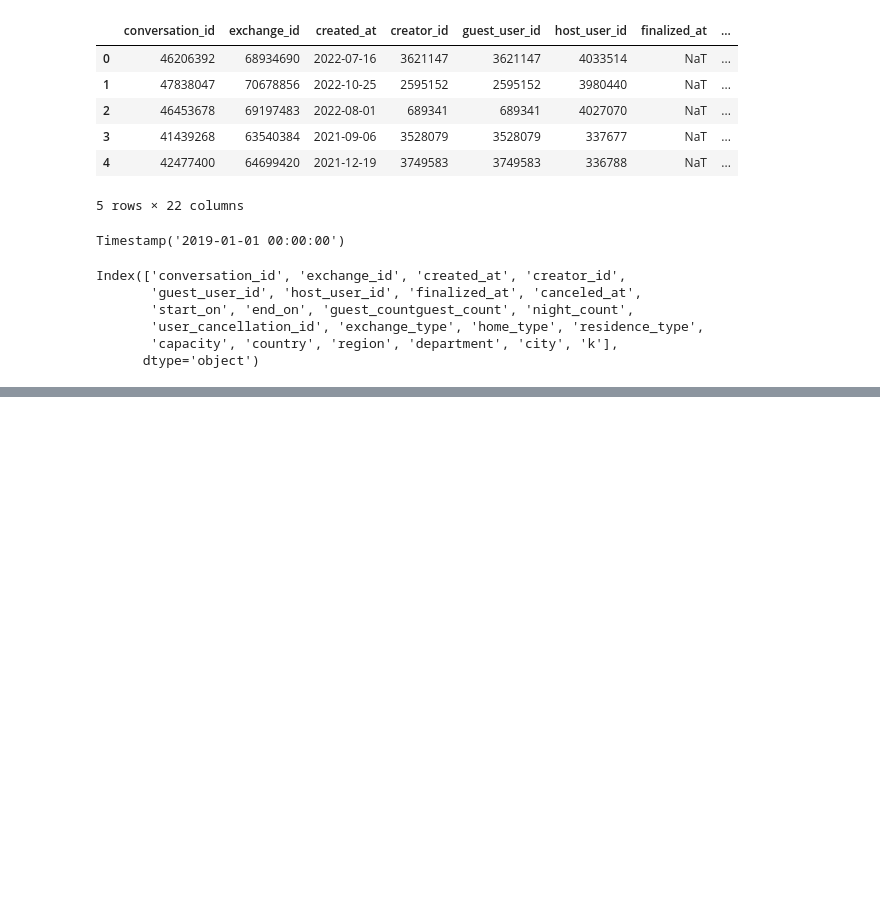
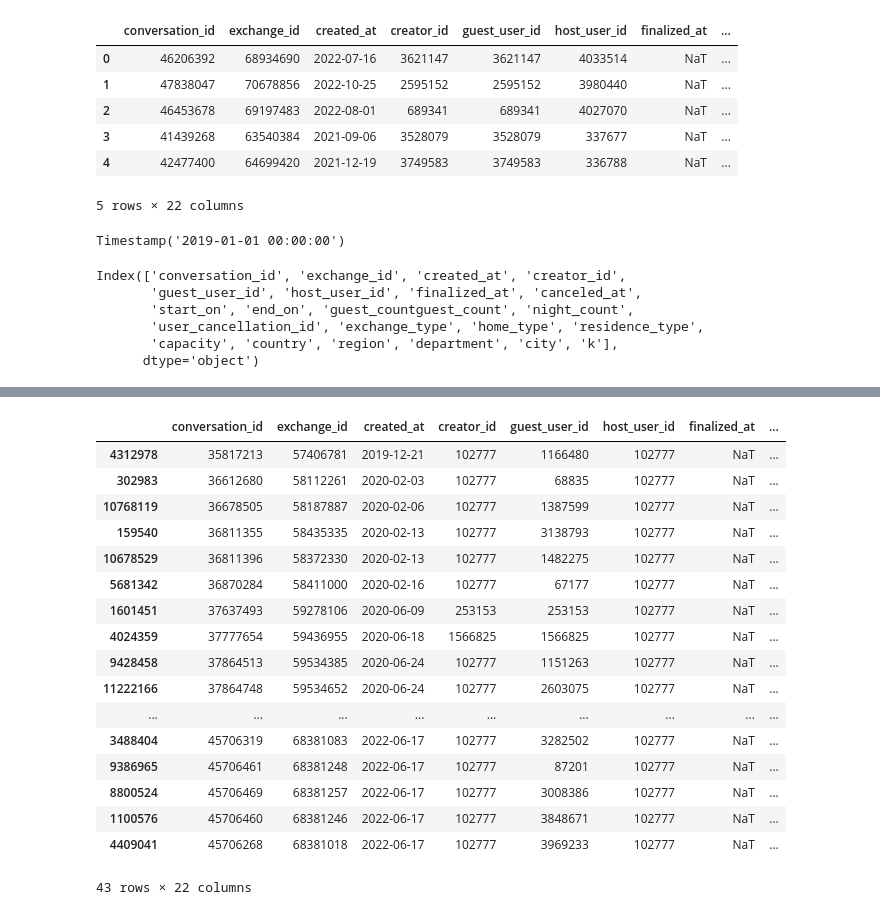
Before and after one commit to ctherreau/HomeExchange, a Jupyter notebook: AnalysisExchange.ipynb, the cells around one changed output, grey strips where cells are left out. Drawn from its saved outputs; the diff is of its cells as text; code cells hidden in the pictures; blank space fills up the shorter version.

```diff
--- a/AnalysisExchange.ipynb
+++ b/AnalysisExchange.ipynb
@@ -50,0 +76,21 @@ df_exc[(df_exc.host_user_id==1110107)].sort_values('created_at')
+# %%
+df_exc[(df_exc.host_user_id==102777) & (df_exc.exchange_type=='RECIPROCAL')].sort_values('created_at')
+# %% [output]
+|  | conversation_id | exchange_id | created_at | creator_id | guest_user_id | host_user_id | finalized_at | ... |
+| 4312978 | 35817213 | 57406781 | 2019-12-21 | 102777 | 1166480 | 102777 | NaT | ... |
+| 302983 | 36612680 | 58112261 | 2020-02-03 | 102777 | 68835 | 102777 | NaT | ... |
+| 10768119 | 36678505 | 58187887 | 2020-02-06 | 102777 | 1387599 | 102777 | NaT | ... |
+| 159540 | 36811355 | 58435335 | 2020-02-13 | 102777 | 3138793 | 102777 | NaT | ... |
+| 10678529 | 36811396 | 58372330 | 2020-02-13 | 102777 | 1482275 | 102777 | NaT | ... |
+| 5681342 | 36870284 | 58411000 | 2020-02-16 | 102777 | 67177 | 102777 | NaT | ... |
+| 1601451 | 37637493 | 59278106 | 2020-06-09 | 253153 | 253153 | 102777 | NaT | ... |
+| 4024359 | 37777654 | 59436955 | 2020-06-18 | 1566825 | 1566825 | 102777 | NaT | ... |
+| 9428458 | 37864513 | 59534385 | 2020-06-24 | 102777 | 1151263 | 102777 | NaT | ... |
+| 11222166 | 37864748 | 59534652 | 2020-06-24 | 102777 | 2603075 | 102777 | NaT | ... |
+| ... | ... | ... | ... | ... | ... | ... | ... | ... |
+| 3488404 | 45706319 | 68381083 | 2022-06-17 | 102777 | 3282502 | 102777 | NaT | ... |
+| 9386965 | 45706461 | 68381248 | 2022-06-17 | 102777 | 87201 | 102777 | NaT | ... |
+| 8800524 | 45706469 | 68381257 | 2022-06-17 | 102777 | 3008386 | 102777 | NaT | ... |
+| 1100576 | 45706460 | 68381246 | 2022-06-17 | 102777 | 3848671 | 102777 | NaT | ... |
+| 4409041 | 45706268 | 68381018 | 2022-06-17 | 102777 | 3969233 | 102777 | NaT | ... |
+43 rows × 22 columns
```
Also changed, not shown: parts of 8 cells of this notebook, 8 other files.
